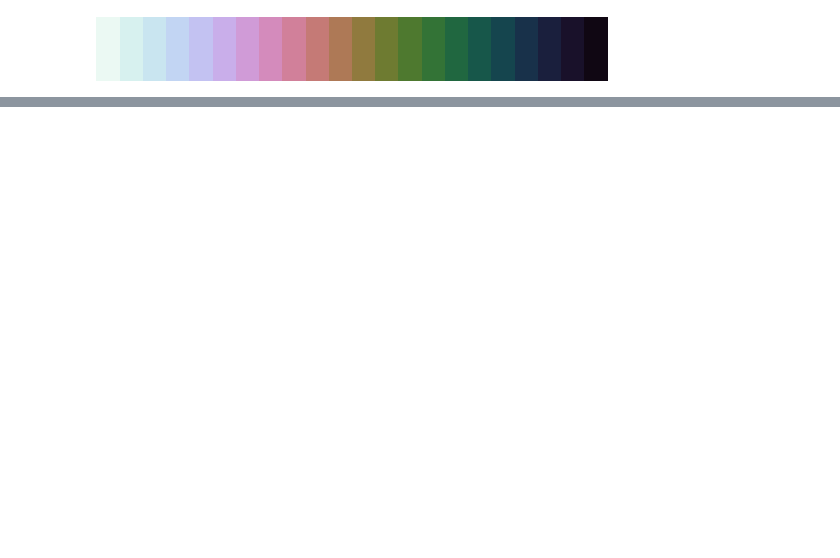
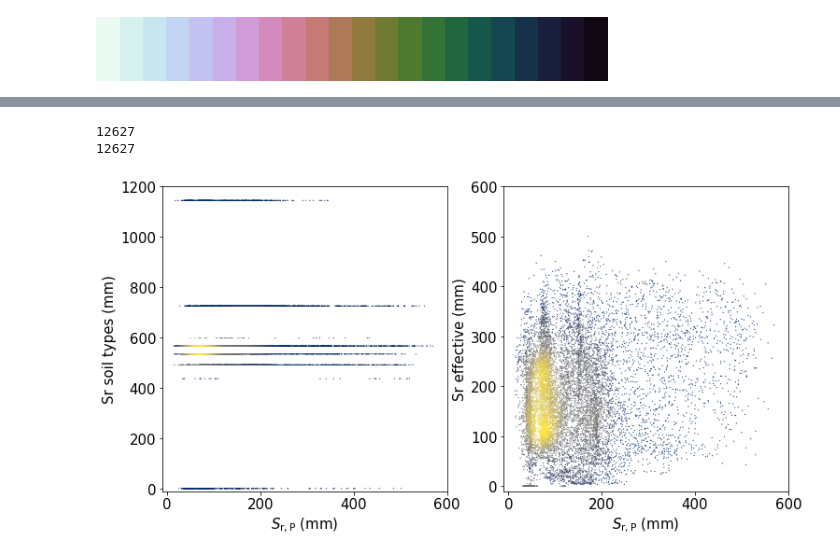
Before and after one commit to fvanoorschot/global_sr_module, a Jupyter notebook: figure_for_thesis_conclusion.ipynb, the cells around one changed output, grey strips where cells are left out. Drawn from its saved outputs; the diff is of its cells as text; code cells hidden in the pictures; blank space fills up the shorter version.

```diff
--- a/figure_for_thesis_conclusion.ipynb
+++ b/figure_for_thesis_conclusion.ipynb
@@ -263,0 +232,44 @@ fig2.savefig(f'{work_dir2}/phd_thesis/sr_comparison_conclusions.jpg',bbox_inches
+# %%
+# PLOT
+fig = plt.figure(figsize=(12,6))
+ax = fig.add_subplot(121)
+x,y = p.sr,st.SLT[0]
+x = x.stack(flat=['lat','lon']).values
+y = y.stack(flat=['lat','lon']).values
+nan_indices = np.logical_or(np.isnan(x), np.isnan(y))
+x[nan_indices] = np.nan
+y[nan_indices] = np.nan
+x = x[~np.isnan(x)]
+y = y[~np.isnan(y)]
+kde = gaussian_kde(np.vstack([x, y]))
+z = kde(np.vstack([x, y]))
+ax.scatter(x,y,c=z,s=1,cmap='cividis',linewidth=0.1,edgecolors='face',marker='o')
+ax.set_xlim(-10,600)
+ax.set_ylim(-10,1200)
+ax.tick_params(axis='both',labelsize=15)
+ax.set_xlabel('$S_\mathrm{r,P}$ (mm)',size=15)
+ax.set_ylabel('Sr soil types (mm)',size=15)
+print(len(x))
+
+ax = fig.add_subplot(122)
+x,y =  p.sr,pss
+x = x.stack(flat=['lat','lon']).values
+y = y.stack(flat=['lat','lon']).values
+nan_indices = np.logical_or(np.isnan(x), np.isnan(y))
+x[nan_indices] = np.nan
+y[nan_indices] = np.nan
+x = x[~np.isnan(x)]
+y = y[~np.isnan(y)]
+kde = gaussian_kde(np.vstack([x, y]))
+z = kde(np.vstack([x, y]))
+ax.scatter(x,y,c=z,s=1,cmap='cividis',linewidth=0.1,edgecolors='face',marker='o')
+ax.set_xlim(-10,600)
+ax.set_ylim(-10,600)
+ax.tick_params(axis='both',labelsize=15)
+ax.set_xlabel('$S_\mathrm{r,P}$ (mm)',size=15)
+ax.set_ylabel('Sr effective (mm)',size=15)
+print(len(x))
+# %% [output]
+12627
+12627
+[figure, added]
```
Also changed, not shown: parts of 14 cells of this notebook.
